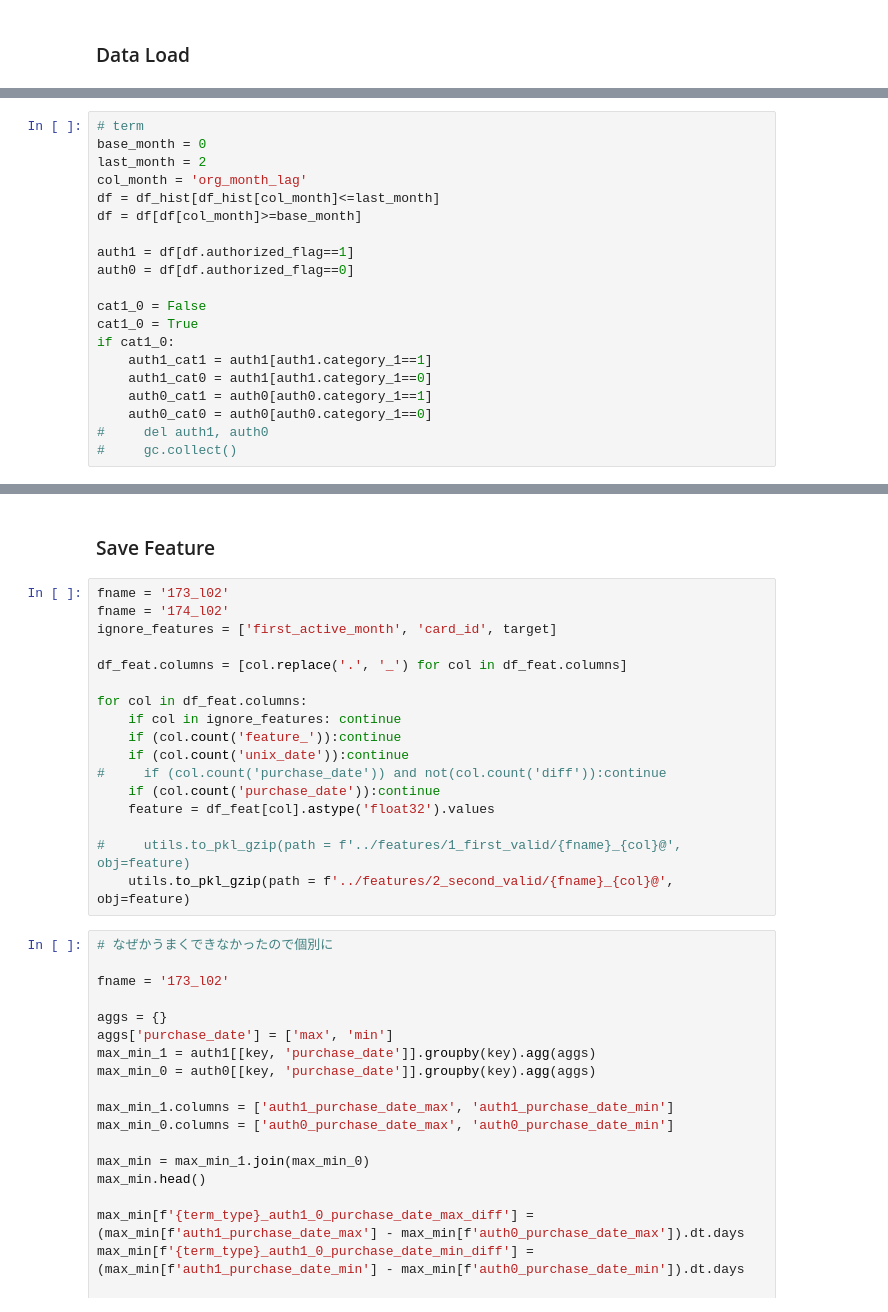
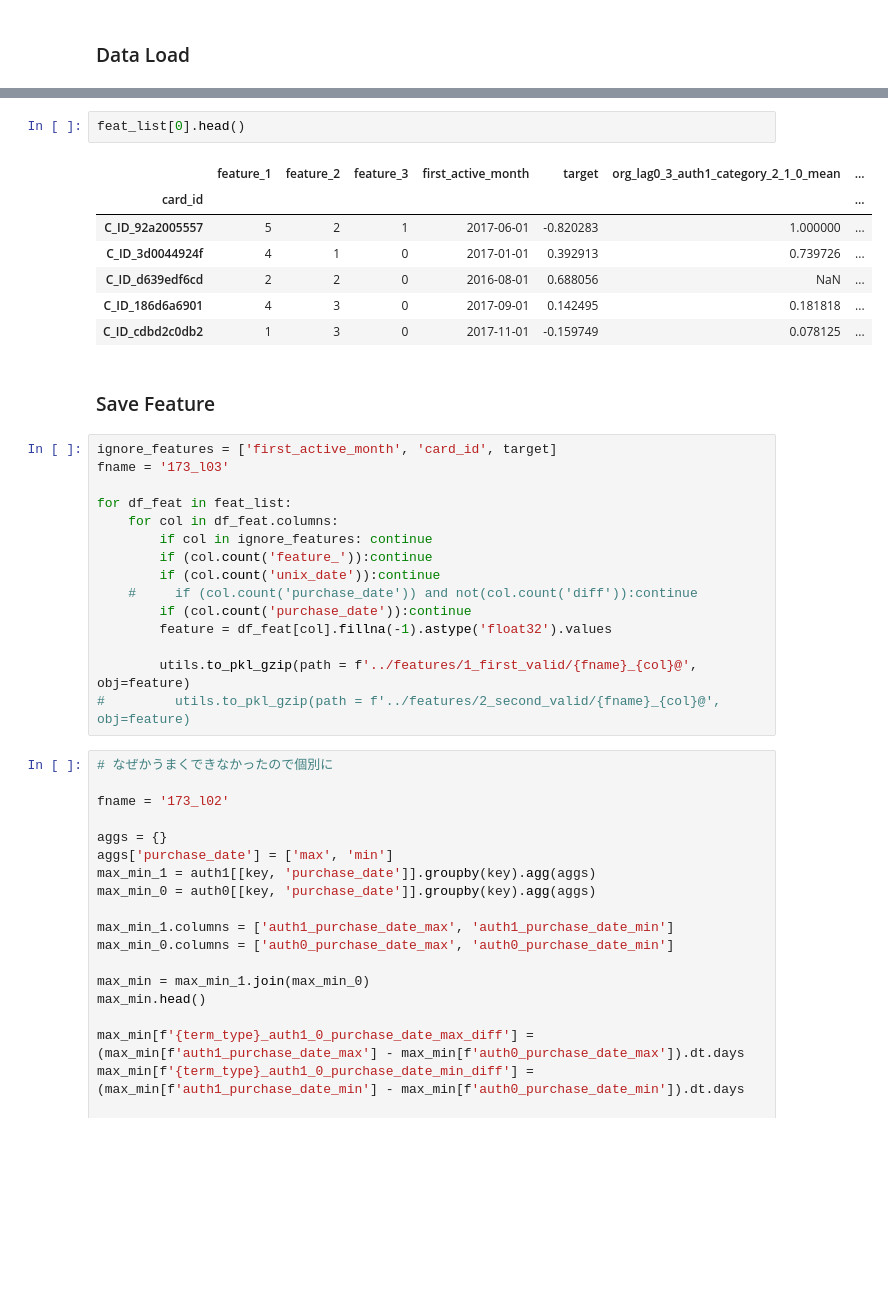
Before and after one commit to Chestnut1999/Elo-Recommendation-23place, a Jupyter notebook: jpy/173_174_elo_fe4_org_lag_term_feature.ipynb, the cells around one changed output, grey strips where cells are left out. Saved outputs shown, nothing was run; the diff lists cells and outputs as text; blank space fills up the shorter version.

```diff
--- a/jpy/173_174_elo_fe4_org_lag_term_feature.ipynb
+++ b/jpy/173_174_elo_fe4_org_lag_term_feature.ipynb
@@ -57,21 +60 @@ SystemExit:
-# %%
-# term
-base_month = 0
-last_month = 2
-col_month = 'org_month_lag'
-df = df_hist[df_hist[col_month]<=last_month]
-df = df[df[col_month]>=base_month]
-
-auth1 = df[df.authorized_flag==1]
-auth0 = df[df.authorized_flag==0]
-
-cat1_0 = False
-cat1_0 = True
-if cat1_0:
-    auth1_cat1 = auth1[auth1.category_1==1]
-    auth1_cat0 = auth1[auth1.category_1==0]
-    auth0_cat1 = auth0[auth0.category_1==1]
-    auth0_cat0 = auth0[auth0.category_1==0]
-#     del auth1, auth0
-#     gc.collect()
 # %%
@@ -342,22 +276,30 @@ df_feat.head()
+# %%
+feat_list[0].head()
+# %% [output]
+|  | feature_1 | feature_2 | feature_3 | first_active_month | target | org_lag0_3_auth1_category_2_1_0_mean | ... |
+| card_id |  |  |  |  |  |  | ... |
+| C_ID_92a2005557 | 5 | 2 | 1 | 2017-06-01 | -0.820283 | 1.000000 | ... |
+| C_ID_3d0044924f | 4 | 1 | 0 | 2017-01-01 | 0.392913 | 0.739726 | ... |
+| C_ID_d639edf6cd | 2 | 2 | 0 | 2016-08-01 | 0.688056 | NaN | ... |
+| C_ID_186d6a6901 | 4 | 3 | 0 | 2017-09-01 | 0.142495 | 0.181818 | ... |
+| C_ID_cdbd2c0db2 | 1 | 3 | 0 | 2017-11-01 | -0.159749 | 0.078125 | ... |
 # %% [markdown]
 ### Save Feature
 # %%
-fname = '173_l02'
-fname = '174_l02'
 ignore_features = ['first_active_month', 'card_id', target]
+fname = '173_l03'
 
-df_feat.columns = [col.replace('.', '_') for col in df_feat.columns]
+for df_feat in feat_list:
+    for col in df_feat.columns:
+        if col in ignore_features: continue
+        if (col.count('feature_')):continue
+        if (col.count('unix_date')):continue
+    #     if (col.count('purchase_date')) and not(col.count('diff')):continue
+        if (col.count('purchase_date')):continue
+        feature = df_feat[col].fillna(-1).astype('float32').values
 
-for col in df_feat.columns:
-    if col in ignore_features: continue
-    if (col.count('feature_')):continue
-    if (col.count('unix_date')):continue
-#     if (col.count('purchase_date')) and not(col.count('diff')):continue
-    if (col.count('purchase_date')):continue
-    feature = df_feat[col].astype('float32').values
-
-#     utils.to_pkl_gzip(path = f'../features/1_first_valid/{fname}_{col}@', obj=feature)
-    utils.to_pkl_gzip(path = f'../features/2_second_valid/{fname}_{col}@', obj=feature)
+        utils.to_pkl_gzip(path = f'../features/1_first_valid/{fname}_{col}@', obj=feature)
+#         utils.to_pkl_gzip(path = f'../features/2_second_valid/{fname}_{col}@', obj=feature)
 # %%
 # なぜかうまくできなかったので個別に
 
```
Also changed, not shown: parts of 5 cells of this notebook, 13 other files.
